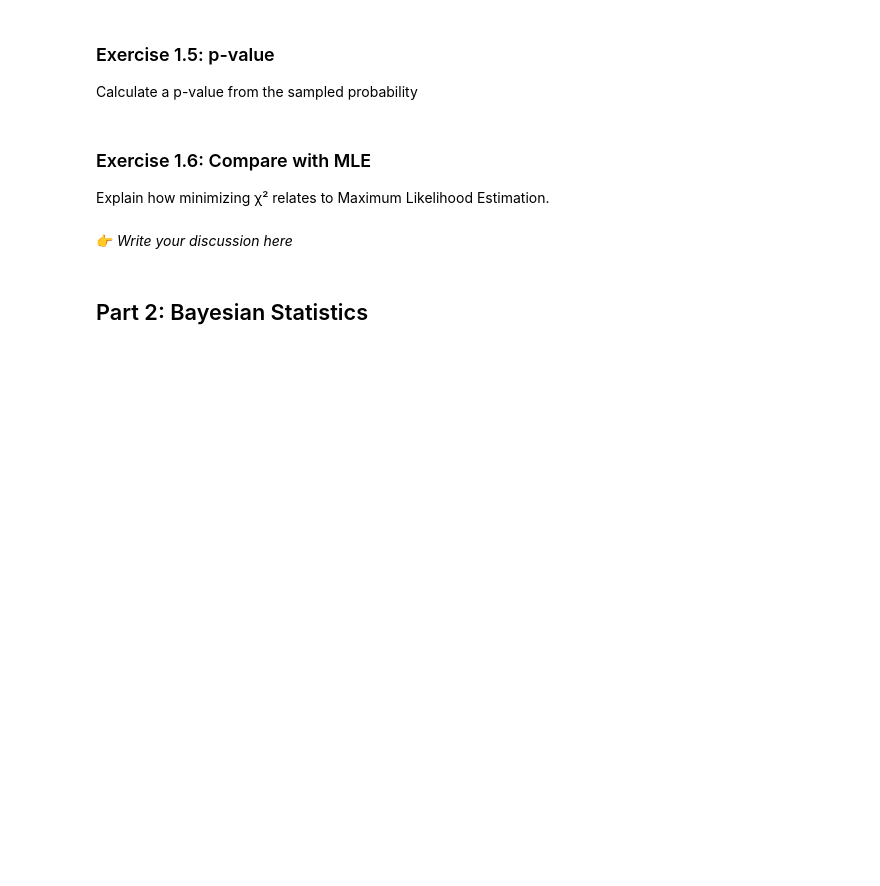
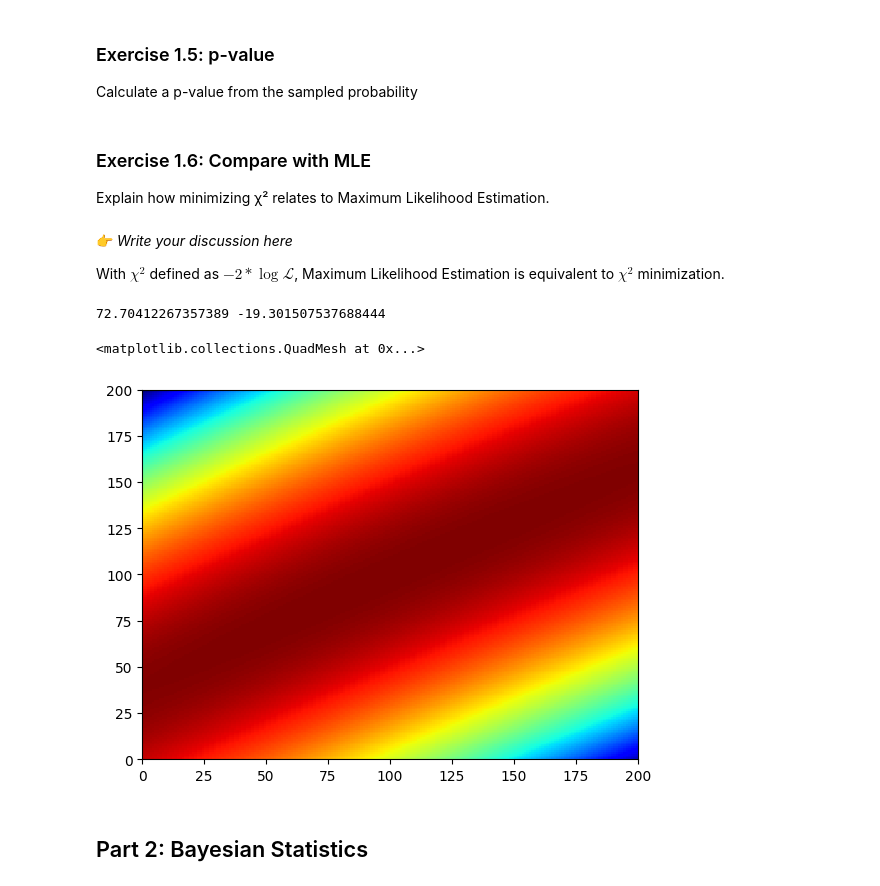
Before and after one commit to domichbt/Stats4Cosmology, a Jupyter notebook: exercises/BasicCosmoStats_on_H0_exercise.ipynb, the cells around one changed output. Cells and saved outputs as stored; diff of their text form; code cells hidden in the pictures; blank space fills up the shorter version.

```diff
--- a/exercises/BasicCosmoStats_on_H0_exercise.ipynb
+++ b/exercises/BasicCosmoStats_on_H0_exercise.ipynb
@@ -277,6 +279,33 @@ Calculate a p-value from the sampled probability
 Explain how minimizing χ² relates to Maximum Likelihood Estimation.
 # %% [markdown]
 👉 *Write your discussion here*
+
+With $\chi^2$ defined as $-2*\log{\mathcal{L}}$, Maximum Likelihood Estimation is equivalent to $\chi^2$ minimization.
+# %%
+H0_grid = np.linspace(best_H0-6, best_H0+6, 200)
+M_grid  = np.linspace(fixedM-0.3, fixedM+0.3, 200)
+
+H0_M_grid = np.meshgrid(H0_grid, M_grid)
+H0_tab, M_tab = H0_M_grid
+H0_tab = H0_tab.ravel()
+M_tab = M_tab.ravel()
+
+def loglikelihood(H0, M, x, y, sigma, Mcal=-19.3, sigma_Mcal=0.05):
+    return chi2([H0, M], x, y, sigma) + (M - Mcal)**2/sigma_Mcal**2
+
+loglikelihood_tab = loglikelihood(H0_tab, M_tab, synthetic_sample.z, synthetic_sample.m, synthetic_sample.sigma_m, Mcal=-19.3, sigma_Mcal=0.05)
+
+best_H0_MLE, best_M_MLE = H0_tab[bestidx:=loglikelihood_tab.argmin()], M_tab[bestidx]
+best_likelihood = loglikelihood_tab[bestidx]
+
+print(best_H0_MLE, best_M_MLE)
+# %% [output]
+72.70412267357389 -19.301507537688444
+# %%
+plt.pcolormesh(loglikelihood_tab.reshape((200, 200)), cmap="jet_r", vmin=loglikelihood_tab.min(), vmax=loglikelihood_tab.max())
+# %% [output]
+<matplotlib.collections.QuadMesh at 0x...>
+[figure, added]
 # %% [markdown]
 ## Part 2: Bayesian Statistics
 # %% [markdown]
```
Also changed, not shown: parts of 18 cells of this notebook.
